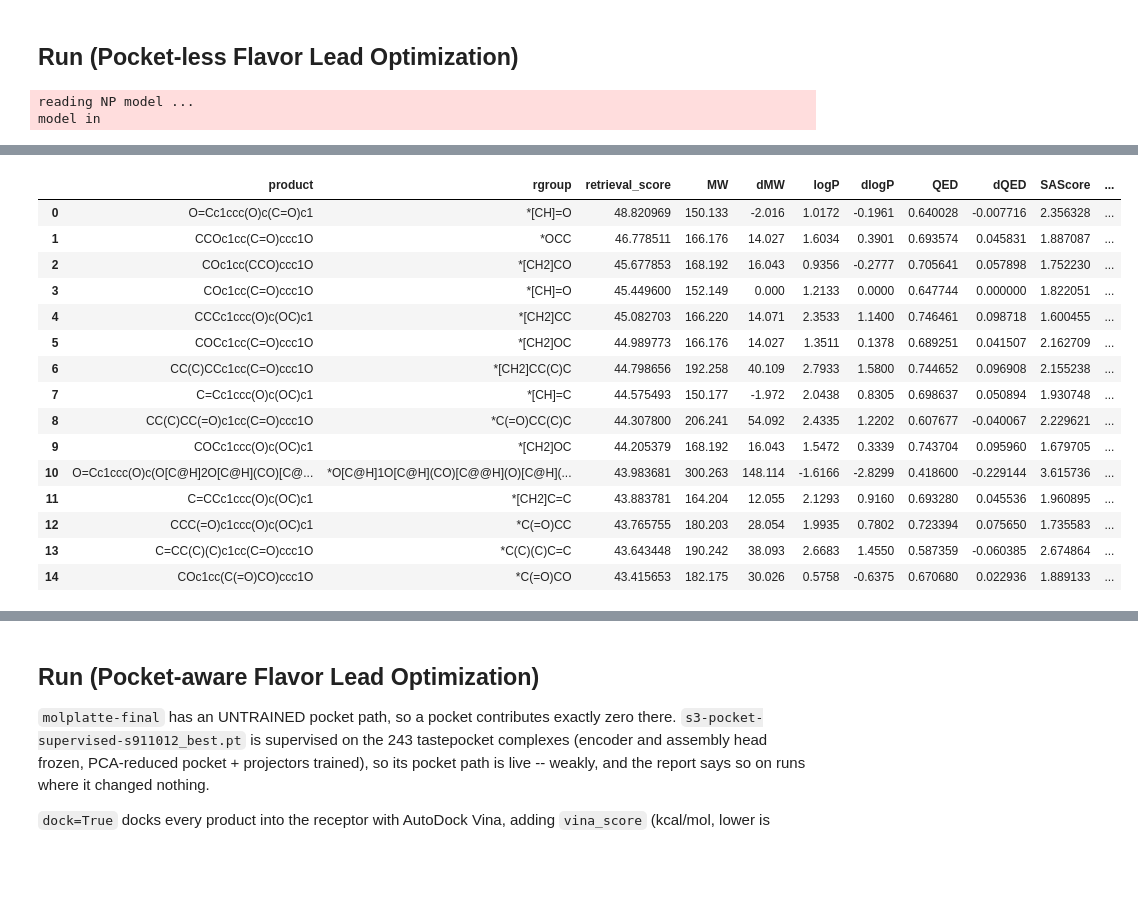
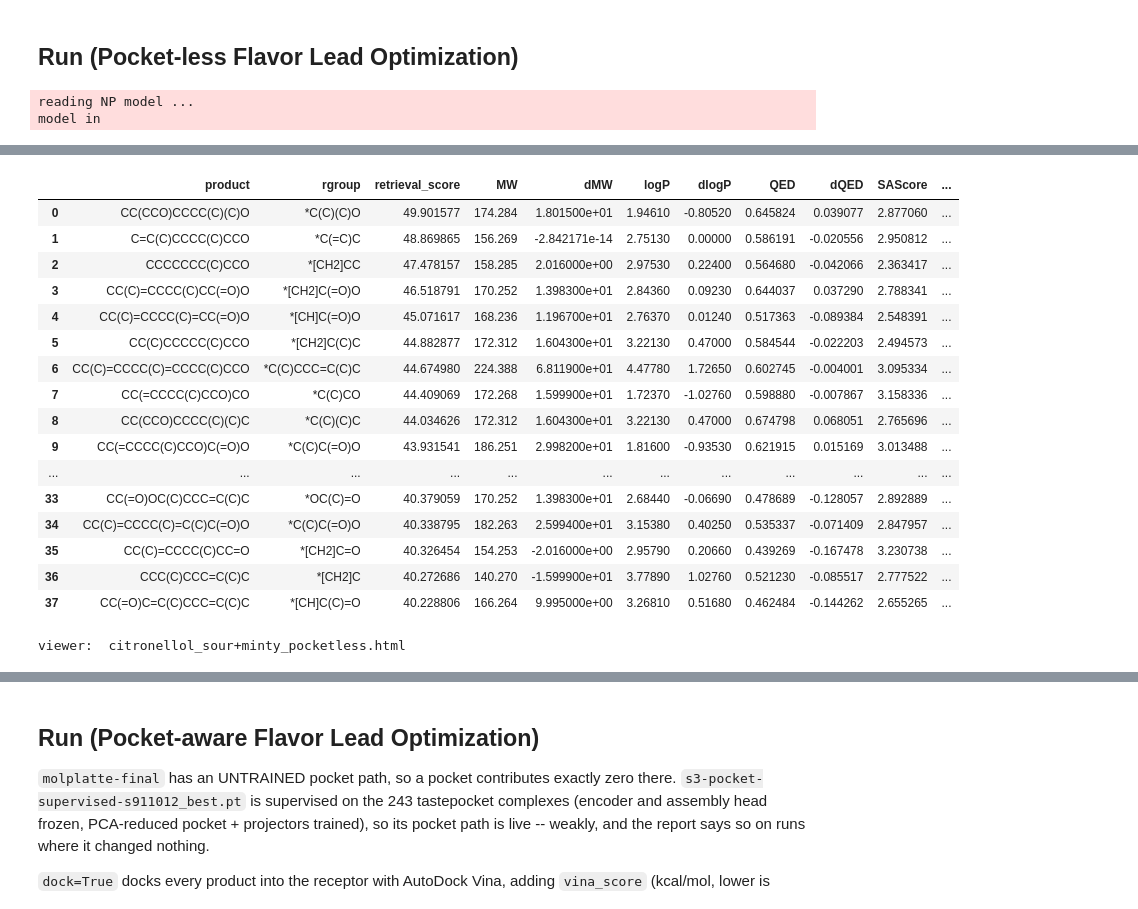
Before and after one commit to MavenHyun/MolPLAtte, a Jupyter notebook: molplatte/notebooks/lead_optimization_maven.ipynb, the cells around one changed output, grey strips where cells are left out. Drawn from its saved outputs; the diff is of its cells as text; code cells hidden in the pictures; blank space fills up the shorter version.

```diff
--- a/molplatte/notebooks/lead_optimization_maven.ipynb
+++ b/molplatte/notebooks/lead_optimization_maven.ipynb
@@ -170,29 +180,43 @@ def lead_optimization_pocket(
 # %% [markdown]
 ## Run (Pocket-less Flavor Lead Optimization)
 # %%
-VANILLIN = "COc1cc(C=O)ccc1O"
+COMPOUND_NAME     = "citronellol"
+FLAVOR_CONDITION  = ["sour", "minty"]
+#########################################################################################################
+COMPOUND_SMILES   = name_to_smiles(COMPOUND_NAME)
+GALLERY_NAME      = f"{COMPOUND_NAME}_{'+'.join(FLAVOR_CONDITION)}.pdf"
+VIEWER_HTML_NAME  = f"{COMPOUND_NAME}_{'+'.join(FLAVOR_CONDITION)}_pocketless.html"
+VIEWER_HTML_TITLE = f"Lead Optimization > {COMPOUND_NAME} > {'+'.join(FLAVOR_CONDITION)} > (pocket-less)"
+#########################################################################################################
 
 report = lead_optimization_pocketless(
-    VANILLIN, opt, ["sweet", "woody"], top_k=8,
+    COMPOUND_SMILES, opt, FLAVOR_CONDITION,
+    top_k=20,
     max_decompositions=4,
-    gallery="vanillin_sweet_woody.pdf",
+    gallery=GALLERY_NAME,
+    retro=True,
+    retro_timeout=3600,
 )
 print(report)
 print(f"gallery: {report.gallery}")
 if len(report.failures):
     print(f"{len(report.failures)} suggestion(s) could not be assembled")
 
-# the starting compound, on the same scale as everything below
 print("\nINPUT", report.input_smiles)
 for k, v in report.reference.items():
     print(f"   {k:<8} {v:.3f}" if v is not None else f"   {k:<8} n/a")
 
-# d<prop> is the change against that input -- an absolute QED means little,
-# +0.10 on the starting compound means something.
-report.table[["product", "rgroup", "retrieval_score",
-              "MW", "dMW", "logP", "dlogP", "QED", "dQED",
-              "SAScore", "dSAScore", "NPScore", "dNPScore",
-              "is_novel", "n_slots", "is_input"]]
+# display(), not a bare expression: only the LAST expression in a cell renders,
+# and the viewer comes after this one.
+display(report.table[["product", "rgroup", "retrieval_score",
+                      "MW", "dMW", "logP", "dlogP", "QED", "dQED",
+                      "SAScore", "dSAScore", "NPScore", "dNPScore",
+                      "retro_solved", "retro_steps",
+                      "is_novel", "n_slots", "is_input"]])
+
+viewer = render_html(report, VIEWER_HTML_NAME, title=VIEWER_HTML_TITLE)
+print(f"viewer:  {viewer}")
+display(IFrame(str(viewer), width="100%", height=620))
 # %% [output]
 reading NP model ...
 model in
@@ -208,16 +235,18 @@ INPUT COc1cc(C=O)ccc1O
 |  | product | rgroup | retrieval_score | MW | dMW | logP | dlogP | QED | dQED | SAScore | ... |
-| 0 | O=Cc1ccc(O)c(C=O)c1 | *[CH]=O | 48.820969 | 150.133 | -2.016 | 1.0172 | -0.1961 | 0.640028 | -0.007716 | 2.356328 | ... |
-| 1 | CCOc1cc(C=O)ccc1O | *OCC | 46.778511 | 166.176 | 14.027 | 1.6034 | 0.3901 | 0.693574 | 0.045831 | 1.887087 | ... |
-| 2 | COc1cc(CCO)ccc1O | *[CH2]CO | 45.677853 | 168.192 | 16.043 | 0.9356 | -0.2777 | 0.705641 | 0.057898 | 1.752230 | ... |
-| 3 | COc1cc(C=O)ccc1O | *[CH]=O | 45.449600 | 152.149 | 0.000 | 1.2133 | 0.0000 | 0.647744 | 0.000000 | 1.822051 | ... |
-| 4 | CCCc1ccc(O)c(OC)c1 | *[CH2]CC | 45.082703 | 166.220 | 14.071 | 2.3533 | 1.1400 | 0.746461 | 0.098718 | 1.600455 | ... |
-| 5 | COCc1cc(C=O)ccc1O | *[CH2]OC | 44.989773 | 166.176 | 14.027 | 1.3511 | 0.1378 | 0.689251 | 0.041507 | 2.162709 | ... |
-| 6 | CC(C)CCc1cc(C=O)ccc1O | *[CH2]CC(C)C | 44.798656 | 192.258 | 40.109 | 2.7933 | 1.5800 | 0.744652 | 0.096908 | 2.155238 | ... |
-| 7 | C=Cc1ccc(O)c(OC)c1 | *[CH]=C | 44.575493 | 150.177 | -1.972 | 2.0438 | 0.8305 | 0.698637 | 0.050894 | 1.930748 | ... |
-| 8 | CC(C)CC(=O)c1cc(C=O)ccc1O | *C(=O)CC(C)C | 44.307800 | 206.241 | 54.092 | 2.4335 | 1.2202 | 0.607677 | -0.040067 | 2.229621 | ... |
-| 9 | COCc1ccc(O)c(OC)c1 | *[CH2]OC | 44.205379 | 168.192 | 16.043 | 1.5472 | 0.3339 | 0.743704 | 0.095960 | 1.679705 | ... |
-| 10 | O=Cc1ccc(O)c(O[C@H]2O[C@H](CO)[C@... | *O[C@H]1O[C@H](CO)[C@@H](O)[C@H](... | 43.983681 | 300.263 | 148.114 | -1.6166 | -2.8299 | 0.418600 | -0.229144 | 3.615736 | ... |
-| 11 | C=CCc1ccc(O)c(OC)c1 | *[CH2]C=C | 43.883781 | 164.204 | 12.055 | 2.1293 | 0.9160 | 0.693280 | 0.045536 | 1.960895 | ... |
-| 12 | CCC(=O)c1ccc(O)c(OC)c1 | *C(=O)CC | 43.765755 | 180.203 | 28.054 | 1.9935 | 0.7802 | 0.723394 | 0.075650 | 1.735583 | ... |
-| 13 | C=CC(C)(C)c1cc(C=O)ccc1O | *C(C)(C)C=C | 43.643448 | 190.242 | 38.093 | 2.6683 | 1.4550 | 0.587359 | -0.060385 | 2.674864 | ... |
-| 14 | COc1cc(C(=O)CO)ccc1O | *C(=O)CO | 43.415653 | 182.175 | 30.026 | 0.5758 | -0.6375 | 0.670680 | 0.022936 | 1.889133 | ... |
+| 0 | CC(CCO)CCCC(C)(C)O | *C(C)(C)O | 49.901577 | 174.284 | 1.801500e+01 | 1.94610 | -0.80520 | 0.645824 | 0.039077 | 2.877060 | ... |
+| 1 | C=C(C)CCCC(C)CCO | *C(=C)C | 48.869865 | 156.269 | -2.842171e-14 | 2.75130 | 0.00000 | 0.586191 | -0.020556 | 2.950812 | ... |
+| 2 | CCCCCCC(C)CCO | *[CH2]CC | 47.478157 | 158.285 | 2.016000e+00 | 2.97530 | 0.22400 | 0.564680 | -0.042066 | 2.363417 | ... |
+| 3 | CC(C)=CCCC(C)CC(=O)O | *[CH2]C(=O)O | 46.518791 | 170.252 | 1.398300e+01 | 2.84360 | 0.09230 | 0.644037 | 0.037290 | 2.788341 | ... |
+| 4 | CC(C)=CCCC(C)=CC(=O)O | *[CH]C(=O)O | 45.071617 | 168.236 | 1.196700e+01 | 2.76370 | 0.01240 | 0.517363 | -0.089384 | 2.548391 | ... |
+| 5 | CC(C)CCCCC(C)CCO | *[CH2]C(C)C | 44.882877 | 172.312 | 1.604300e+01 | 3.22130 | 0.47000 | 0.584544 | -0.022203 | 2.494573 | ... |
+| 6 | CC(C)=CCCC(C)=CCCC(C)CCO | *C(C)CCC=C(C)C | 44.674980 | 224.388 | 6.811900e+01 | 4.47780 | 1.72650 | 0.602745 | -0.004001 | 3.095334 | ... |
+| 7 | CC(=CCCC(C)CCO)CO | *C(C)CO | 44.409069 | 172.268 | 1.599900e+01 | 1.72370 | -1.02760 | 0.598880 | -0.007867 | 3.158336 | ... |
+| 8 | CC(CCO)CCCC(C)(C)C | *C(C)(C)C | 44.034626 | 172.312 | 1.604300e+01 | 3.22130 | 0.47000 | 0.674798 | 0.068051 | 2.765696 | ... |
+| 9 | CC(=CCCC(C)CCO)C(=O)O | *C(C)C(=O)O | 43.931541 | 186.251 | 2.998200e+01 | 1.81600 | -0.93530 | 0.621915 | 0.015169 | 3.013488 | ... |
+| ... | ... | ... | ... | ... | ... | ... | ... | ... | ... | ... | ... |
+| 33 | CC(=O)OC(C)CCC=C(C)C | *OC(C)=O | 40.379059 | 170.252 | 1.398300e+01 | 2.68440 | -0.06690 | 0.478689 | -0.128057 | 2.892889 | ... |
+| 34 | CC(C)=CCCC(C)=C(C)C(=O)O | *C(C)C(=O)O | 40.338795 | 182.263 | 2.599400e+01 | 3.15380 | 0.40250 | 0.535337 | -0.071409 | 2.847957 | ... |
+| 35 | CC(C)=CCCC(C)CC=O | *[CH2]C=O | 40.326454 | 154.253 | -2.016000e+00 | 2.95790 | 0.20660 | 0.439269 | -0.167478 | 3.230738 | ... |
+| 36 | CCC(C)CCC=C(C)C | *[CH2]C | 40.272686 | 140.270 | -1.599900e+01 | 3.77890 | 1.02760 | 0.521230 | -0.085517 | 2.777522 | ... |
+| 37 | CC(=O)C=C(C)CCC=C(C)C | *[CH]C(C)=O | 40.228806 | 166.264 | 9.995000e+00 | 3.26810 | 0.51680 | 0.462484 | -0.144262 | 2.655265 | ... |
+viewer:  citronellol_sour+minty_pocketless.html
```
Also changed, not shown: parts of 7 cells of this notebook, 1 other file.
